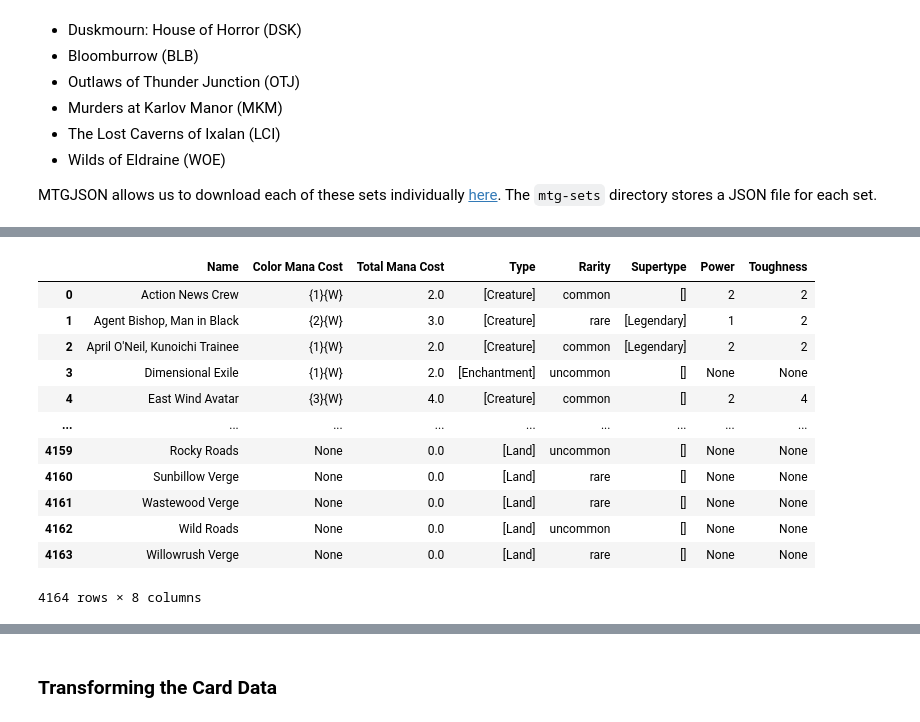
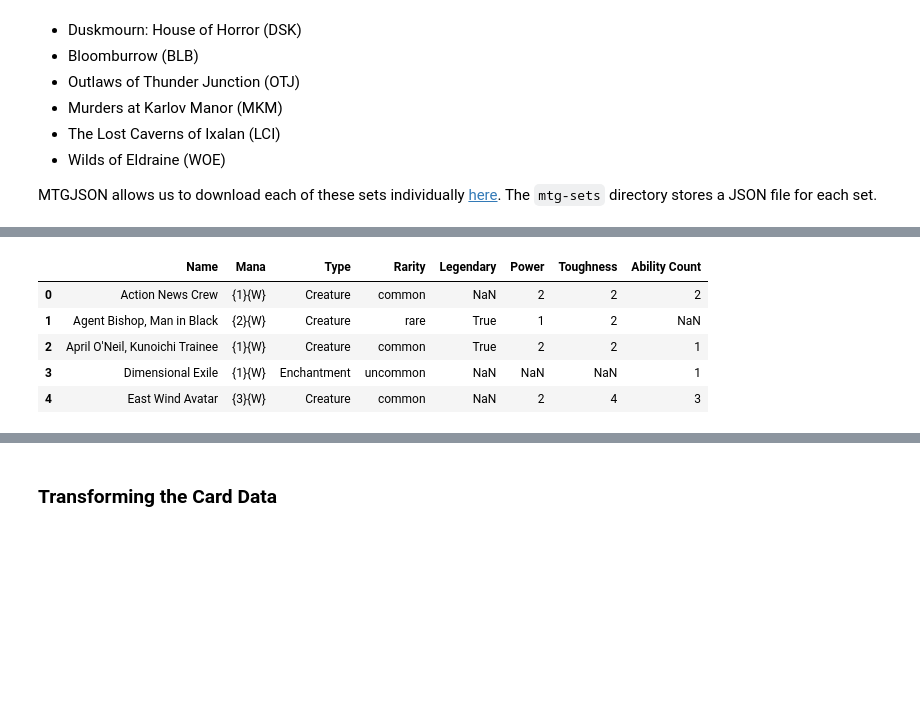
Before and after one commit to abbyortego/cmps-6790-final-tutorial, a Jupyter notebook: M2_RD.ipynb, the cells around one changed output, grey strips where cells are left out. Saved outputs shown, nothing was run; the diff lists cells and outputs as text; code cells hidden in the pictures; blank space fills up the shorter version.

Commit message:
we have ETL

```diff
--- a/M2_RD.ipynb
+++ b/M2_RD.ipynb
@@ -545,35 +563,54 @@ MTGJSON allows us to download each of these sets individually [here](https://mtg
 # %%
-# card features: name, mana cost by color, total mana cost, types, rarity, supertypes (NaN), power (NaN), toughness (NaN)
-
-cards_feat_df = pd.DataFrame(columns=["Name", "Color Mana Cost", "Total Mana Cost", "Type", "Rarity", "Supertype", "Power", "Toughness"])
+cards_feat_df = pd.DataFrame(columns=["Name", "Mana", "Type", "Rarity", "Legendary", "Power", "Toughness", "Ability Count"])
 
 for file in os.scandir("mtg-sets/"):
     with open(file.path, "r") as f:
-        print(file)
         set_json = json.load(f)
         set_cards_json = set_json["data"]["cards"]
 
         for card in set_cards_json:
-            if card["name"] not in cards_feat_df["Name"].values:
-                try:
-                    cards_feat_df.loc[len(cards_feat_df)] = [
-                        card["name"],
-                        card["manaCost"] if "Land" not in card["types"] else None,
-                        card["manaValue"],
-                        card["types"],
-                        card["rarity"],
-                        card["supertypes"],
-                        card["power"] if "Creature" in card["types"] else None,
-                        card["toughness"] if "Creature" in card["types"] else None
-                        # number of keywords?
-                    ]
-                except:
-                    print(card["name"])
-                #
+            # ignoring cards that already exist
+            if card["name"] in cards_feat_df["Name"].values:
+                continue
+            #
+
+            new_card_idx = len(cards_feat_df)
+
+            # get features all cards have
+            cards_feat_df.loc[new_card_idx, ["Name", "Type", "Rarity"]] = [
+                card["name"],
+                ' '.join(card["types"]),
+                card["rarity"]
+            ]
+
+            # get mana value for cards
+            if "Land" in card["types"]:
+                formatted_mana = [f"{{{color}}}" for color in card["colorIdentity"]]
+                cards_feat_df.at[new_card_idx, "Mana"] = "".join(formatted_mana)
+            else:
+                cards_feat_df.at[new_card_idx, "Mana"] = card["manaCost"]
+            #
+
+            # get features all creatures have
+            if "Creature" in card["types"]:
+                cards_feat_df.loc[new_card_idx, ["Power", "Toughness"]] = [
+                    card["power"],
+                    card["toughness"]
+                ]
+            #
+
+            # track legendary cards
+            if "Legendary" in card["supertypes"]:
+                cards_feat_df.at[new_card_idx, "Legendary"] = True
+            #
+
+            # track the number of special abilities
+            if "keywords" in card:
+                cards_feat_df.at[new_card_idx, "Ability Count"] = len(card["keywords"])
             #
         #
     #
 #
 
-cards_feat_df
+display(cards_feat_df.head())
 # %% [output]
@@ -599,13 +617,6 @@ Ragnarok, Divine Deliverance
-|  | Name | Color Mana Cost | Total Mana Cost | Type | Rarity | Supertype | Power | Toughness |
-| 0 | Action News Crew | {1}{W} | 2.0 | [Creature] | common | [] | 2 | 2 |
-| 1 | Agent Bishop, Man in Black | {2}{W} | 3.0 | [Creature] | rare | [Legendary] | 1 | 2 |
-| 2 | April O'Neil, Kunoichi Trainee | {1}{W} | 2.0 | [Creature] | common | [Legendary] | 2 | 2 |
-| 3 | Dimensional Exile | {1}{W} | 2.0 | [Enchantment] | uncommon | [] | None | None |
-| 4 | East Wind Avatar | {3}{W} | 4.0 | [Creature] | common | [] | 2 | 4 |
-| ... | ... | ... | ... | ... | ... | ... | ... | ... |
-| 4159 | Rocky Roads | None | 0.0 | [Land] | uncommon | [] | None | None |
-| 4160 | Sunbillow Verge | None | 0.0 | [Land] | rare | [] | None | None |
-| 4161 | Wastewood Verge | None | 0.0 | [Land] | rare | [] | None | None |
-| 4162 | Wild Roads | None | 0.0 | [Land] | uncommon | [] | None | None |
-| 4163 | Willowrush Verge | None | 0.0 | [Land] | rare | [] | None | None |
+|  | Name | Mana | Type | Rarity | Legendary | Power | Toughness | Ability Count |
+| 0 | Action News Crew | {1}{W} | Creature | common | NaN | 2 | 2 | 2 |
+| 1 | Agent Bishop, Man in Black | {2}{W} | Creature | rare | True | 1 | 2 | NaN |
+| 2 | April O'Neil, Kunoichi Trainee | {1}{W} | Creature | common | True | 2 | 2 | 1 |
+| 3 | Dimensional Exile | {1}{W} | Enchantment | uncommon | NaN | NaN | NaN | 1 |
+| 4 | East Wind Avatar | {3}{W} | Creature | common | NaN | 2 | 4 | 3 |
-4164 rows × 8 columns
```
Also changed, not shown: parts of 27 cells of this notebook, 2 other files.
